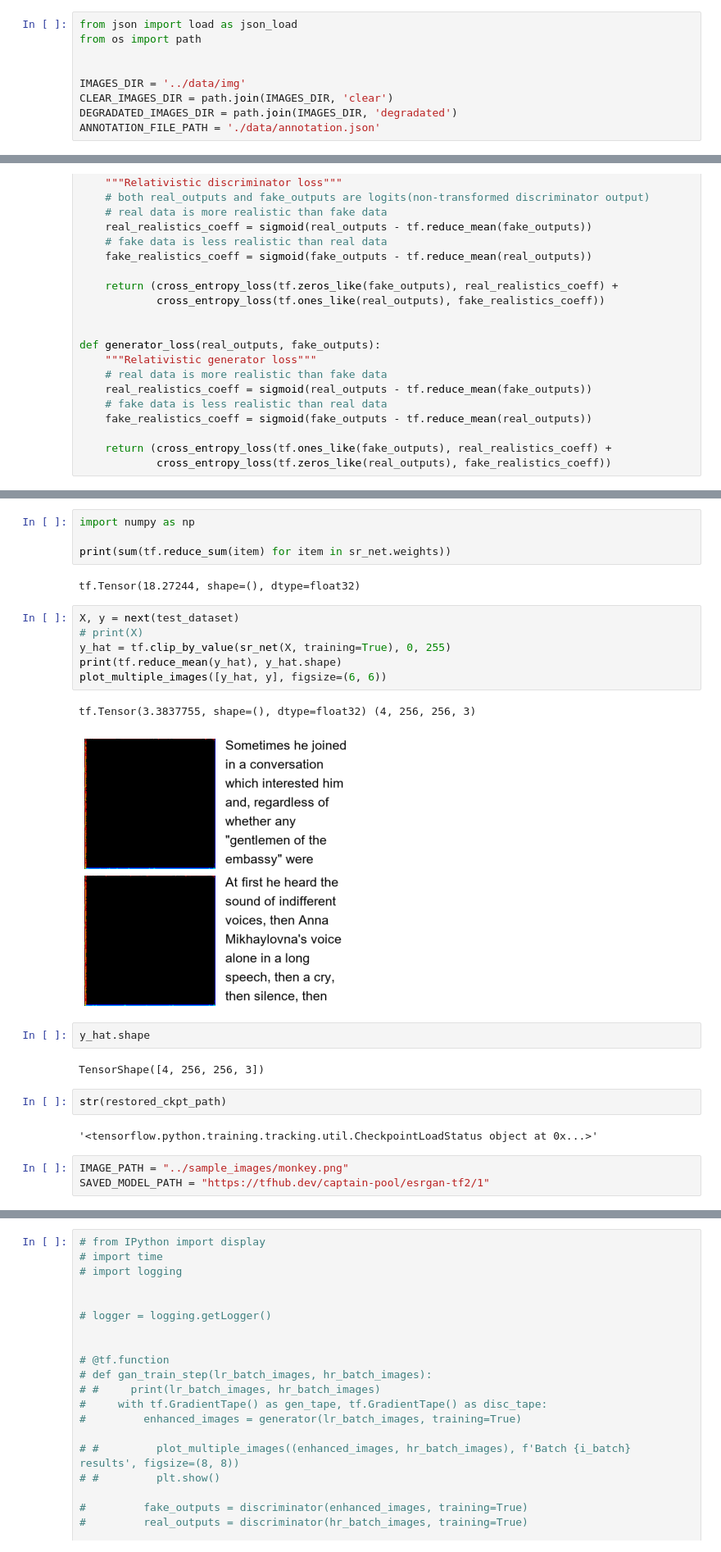
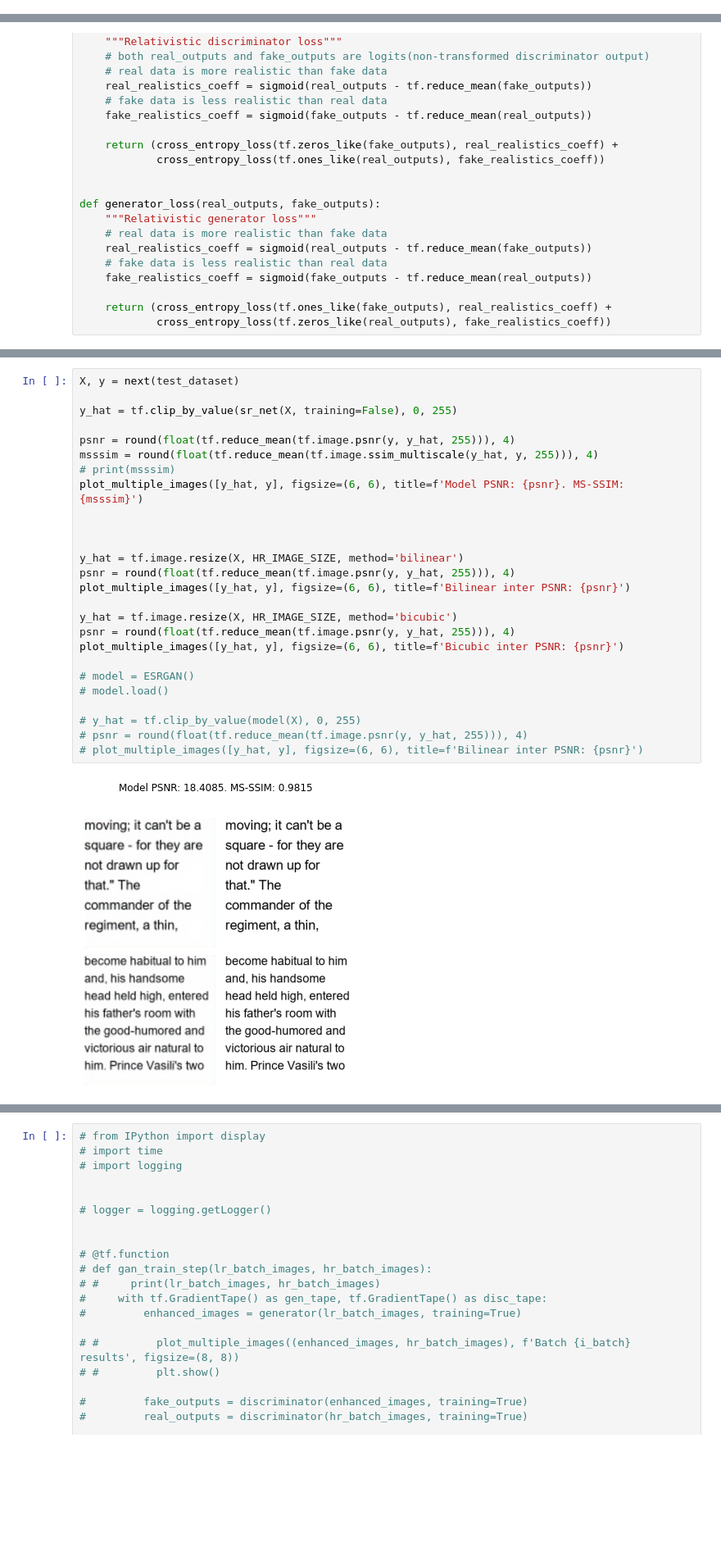
Before and after one commit to Abto-Coursework-Mentoring-2020/super-resolution-engine, a Jupyter notebook: src/main.ipynb, the cells around one changed output, grey strips where cells are left out. Shown: that part at 82% size. Saved outputs shown, nothing was run; the diff lists cells and outputs as text; blank space fills up the shorter version.

```diff
--- a/src/main.ipynb
+++ b/src/main.ipynb
@@ -47,11 +47,2 @@ plot_multiple_images(tf.random.normal((2, 16, 32, 32, 3)) * 255, 'Gaussian noise
-# %%
-from json import load as json_load
-from os import path
-
-
-IMAGES_DIR = '../data/img'
-CLEAR_IMAGES_DIR = path.join(IMAGES_DIR, 'clear')
-DEGRADATED_IMAGES_DIR = path.join(IMAGES_DIR, 'degradated')
-ANNOTATION_FILE_PATH = './data/annotation.json'
 # %%
 from esrgan import ESRGAN
@@ -291,26 +246,28 @@ Restored state from checkpoint './model/checkpoints\\pix-att-net-ckpt-463'
-# %%
-import numpy as np
-
-print(sum(tf.reduce_sum(item) for item in sr_net.weights))
-# %% [output]
-tf.Tensor(18.27244, shape=(), dtype=float32)
-# %%
-X, y = next(test_dataset)
-# print(X)
-y_hat = tf.clip_by_value(sr_net(X, training=True), 0, 255)
-print(tf.reduce_mean(y_hat), y_hat.shape)
-plot_multiple_images([y_hat, y], figsize=(6, 6))
-# %% [output]
-tf.Tensor(3.3837755, shape=(), dtype=float32) (4, 256, 256, 3)
-[figure, removed]
-# %%
-y_hat.shape
-# %% [output]
-TensorShape([4, 256, 256, 3])
-# %%
-str(restored_ckpt_path)
-# %% [output]
-'<tensorflow.python.training.tracking.util.CheckpointLoadStatus object at 0x...>'
-# %%
-IMAGE_PATH = "../sample_images/monkey.png"
-SAVED_MODEL_PATH = "https://tfhub.dev/captain-pool/esrgan-tf2/1"
+# %%
+X, y = next(test_dataset)
+
+y_hat = tf.clip_by_value(sr_net(X, training=False), 0, 255)
+
+psnr = round(float(tf.reduce_mean(tf.image.psnr(y, y_hat, 255))), 4)
+msssim = round(float(tf.reduce_mean(tf.image.ssim_multiscale(y_hat, y, 255))), 4)
+# print(msssim)
+plot_multiple_images([y_hat, y], figsize=(6, 6), title=f'Model PSNR: {psnr}. MS-SSIM: {msssim}')
+
+
+
+y_hat = tf.image.resize(X, HR_IMAGE_SIZE, method='bilinear')
+psnr = round(float(tf.reduce_mean(tf.image.psnr(y, y_hat, 255))), 4)
+plot_multiple_images([y_hat, y], figsize=(6, 6), title=f'Bilinear inter PSNR: {psnr}')
+
+y_hat = tf.image.resize(X, HR_IMAGE_SIZE, method='bicubic')
+psnr = round(float(tf.reduce_mean(tf.image.psnr(y, y_hat, 255))), 4)
+plot_multiple_images([y_hat, y], figsize=(6, 6), title=f'Bicubic inter PSNR: {psnr}')
+
+# model = ESRGAN()
+# model.load()
+
+# y_hat = tf.clip_by_value(model(X), 0, 255)
+# psnr = round(float(tf.reduce_mean(tf.image.psnr(y, y_hat, 255))), 4)
+# plot_multiple_images([y_hat, y], figsize=(6, 6), title=f'Bilinear inter PSNR: {psnr}')
+# %% [output]
+[figure, added]
```
Also changed, not shown: parts of 13 cells of this notebook, 19 other files.
